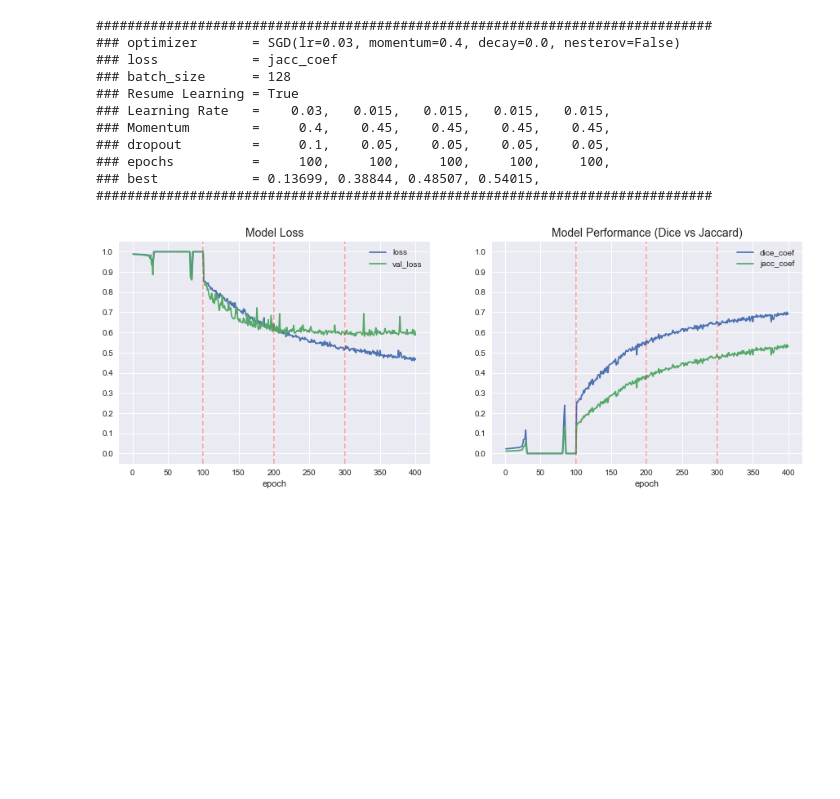
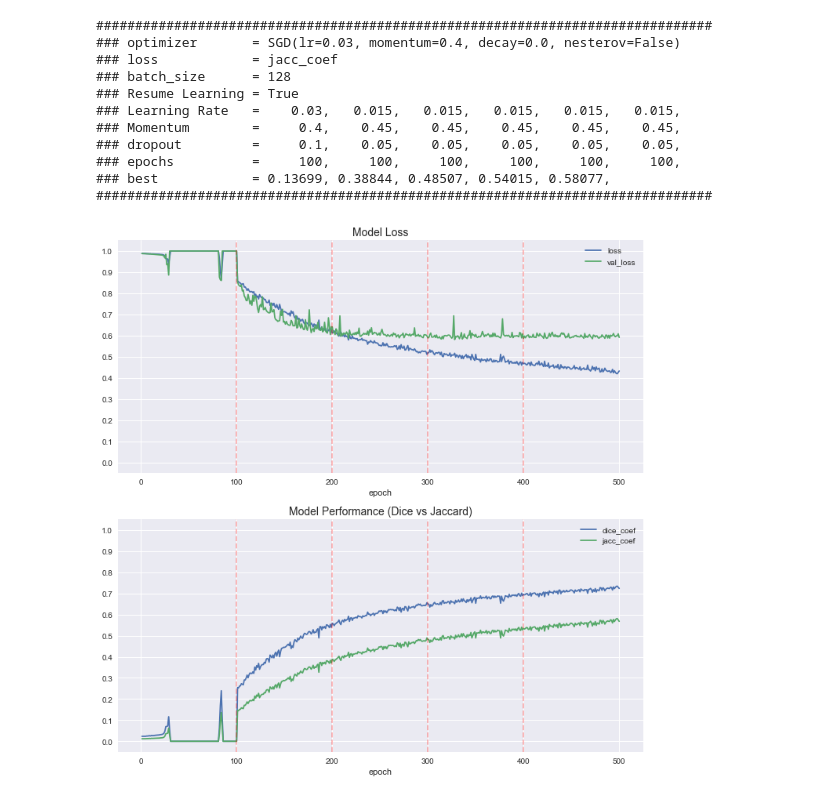
Before and after one commit to woo-chia-wei/ultrasound-nerve-segmentation, a Jupyter notebook: process_training_logs.ipynb, the cells around one changed output. Cells and saved outputs as stored; diff of their text form; code cells hidden in the pictures; blank space fills up the shorter version.

Commit message:
Updated training logs for 500 completed epochs

```diff
--- a/process_training_logs.ipynb
+++ b/process_training_logs.ipynb
@@ -34,7 +34,7 @@ def plot_model_performance(filename, add_to_loss=0, resume_points=[]):
     df_logs = df_logs.set_index('epoch')
     df_logs.head()
 
-    fig, axes = plt.subplots(figsize=(15, 5), ncols=2, nrows=1)
+    fig, axes = plt.subplots(figsize=(12, 12), ncols=1, nrows=2)
     yrange = (-0.05, 1.05)
 
     ax = axes.flatten()[0]
@@ -58,17 +58,17 @@ def plot_model_performance(filename, add_to_loss=0, resume_points=[]):
     plt.show()
 # %%
 filename = 'training_logs_local.txt'
-plot_model_performance(filename, add_to_loss=1, resume_points=[100, 200, 300])
+plot_model_performance(filename, add_to_loss=1, resume_points=[100, 200, 300, 400])
 # %% [output]
 ###############################################################################
 ### optimizer       = SGD(lr=0.03, momentum=0.4, decay=0.0, nesterov=False)
 ### loss            = jacc_coef
 ### batch_size      = 128
 ### Resume Learning = True
-### Learning Rate   =    0.03,   0.015,   0.015,   0.015,   0.015,
-### Momentum        =     0.4,    0.45,    0.45,    0.45,    0.45,
-### dropout         =     0.1,    0.05,    0.05,    0.05,    0.05,
-### epochs          =     100,     100,     100,     100,     100,
-### best            = 0.13699, 0.38844, 0.48507, 0.54015,
+### Learning Rate   =    0.03,   0.015,   0.015,   0.015,   0.015,   0.015,
+### Momentum        =     0.4,    0.45,    0.45,    0.45,    0.45,    0.45,
+### dropout         =     0.1,    0.05,    0.05,    0.05,    0.05,    0.05,
+### epochs          =     100,     100,     100,     100,     100,     100,
+### best            = 0.13699, 0.38844, 0.48507, 0.54015, 0.58077,
 ###############################################################################
-[figure, old version]
+[figure, new version]
```
Also changed, not shown: 1 other file.
